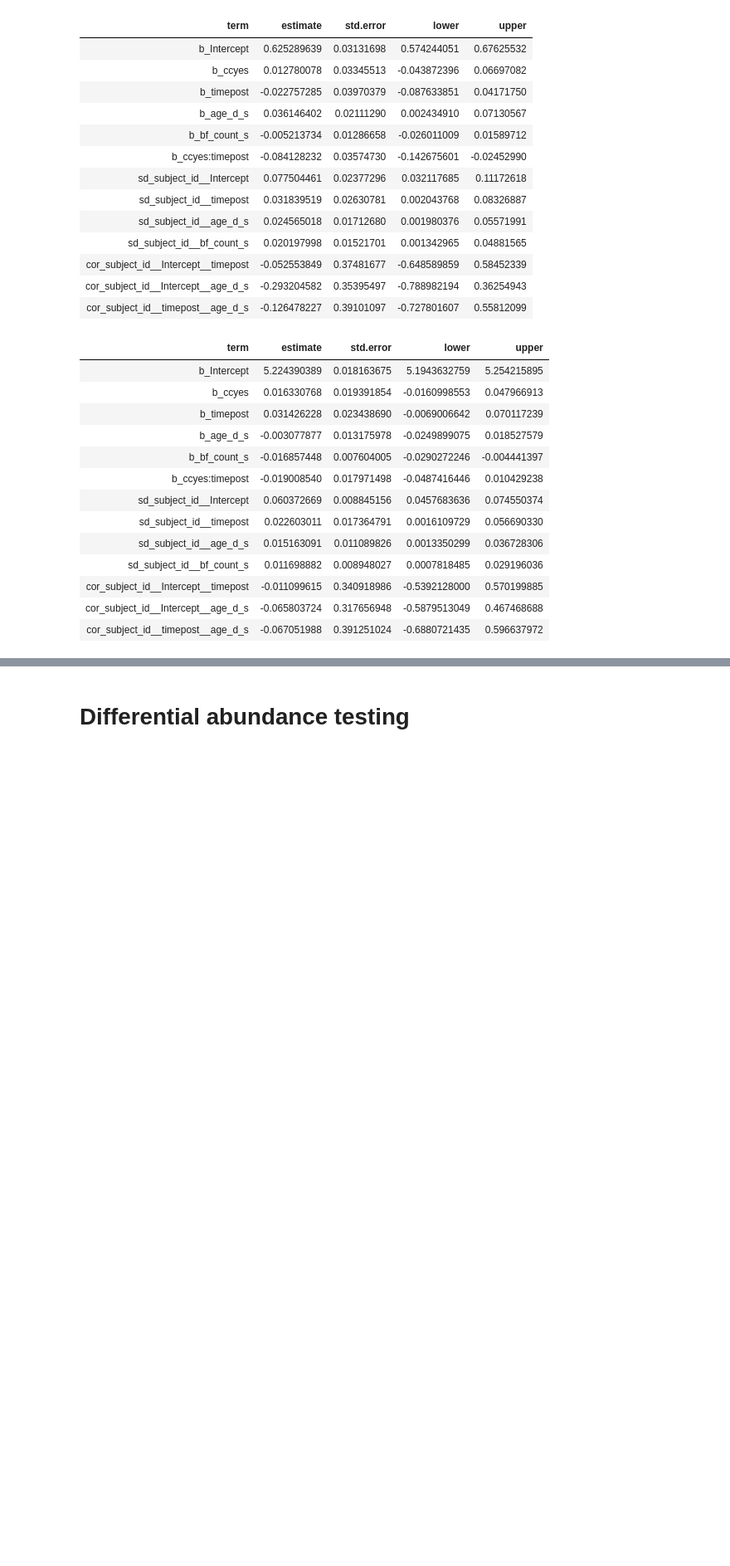
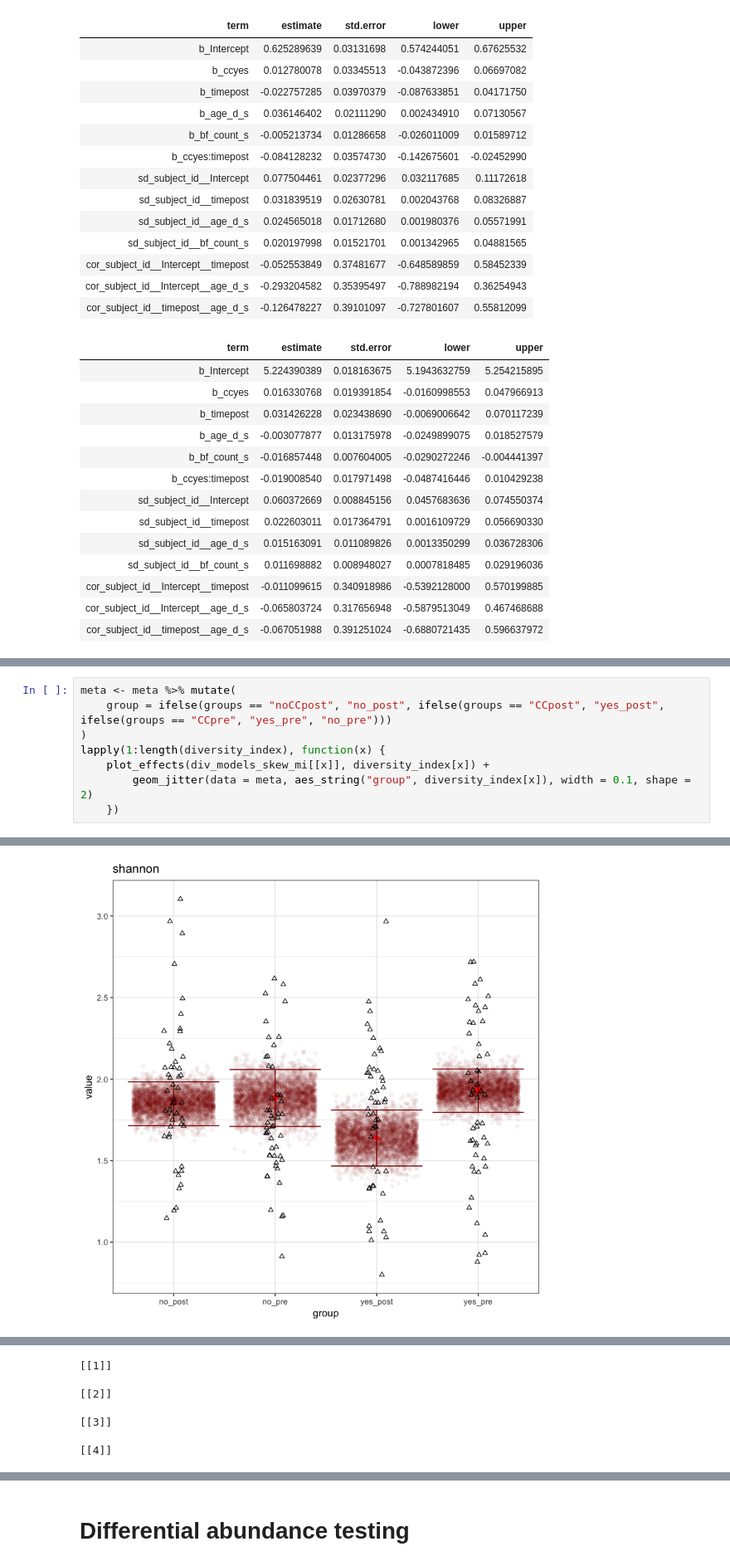
Before and after one commit to HenrikEckermann/bibo, a Jupyter notebook: notebooks/childcare_article_analyses.ipynb, the cells around one changed output, grey strips where cells are left out. Shown at 83% size. Cells and saved outputs as stored; diff of their text form; blank space fills up the shorter version.

Commit message:
added alpha diversity plots

```diff
--- a/notebooks/childcare_article_analyses.ipynb
+++ b/notebooks/childcare_article_analyses.ipynb
@@ -498,0 +559,9 @@ posterior_samples(div_models_skew_mi[[1]])
+# %%
+meta <- meta %>% mutate(
+    group = ifelse(groups == "noCCpost", "no_post", ifelse(groups == "CCpost", "yes_post", ifelse(groups == "CCpre", "yes_pre", "no_pre")))
+)
+lapply(1:length(diversity_index), function(x) {
+    plot_effects(div_models_skew_mi[[x]], diversity_index[x]) +
+        geom_jitter(data = meta, aes_string("group", diversity_index[x]), width = 0.1, shape = 2)
+    })
+# %% [output]
@@ -498,0 +573 @@ posterior_samples(div_models_skew_mi[[1]])
+[figure, added]
@@ -498,0 +575,7 @@ posterior_samples(div_models_skew_mi[[1]])
+[[1]]
+
+[[2]]
+
+[[3]]
+
+[[4]]
```
Also changed, not shown: parts of 10 cells of this notebook, 1 other file.
